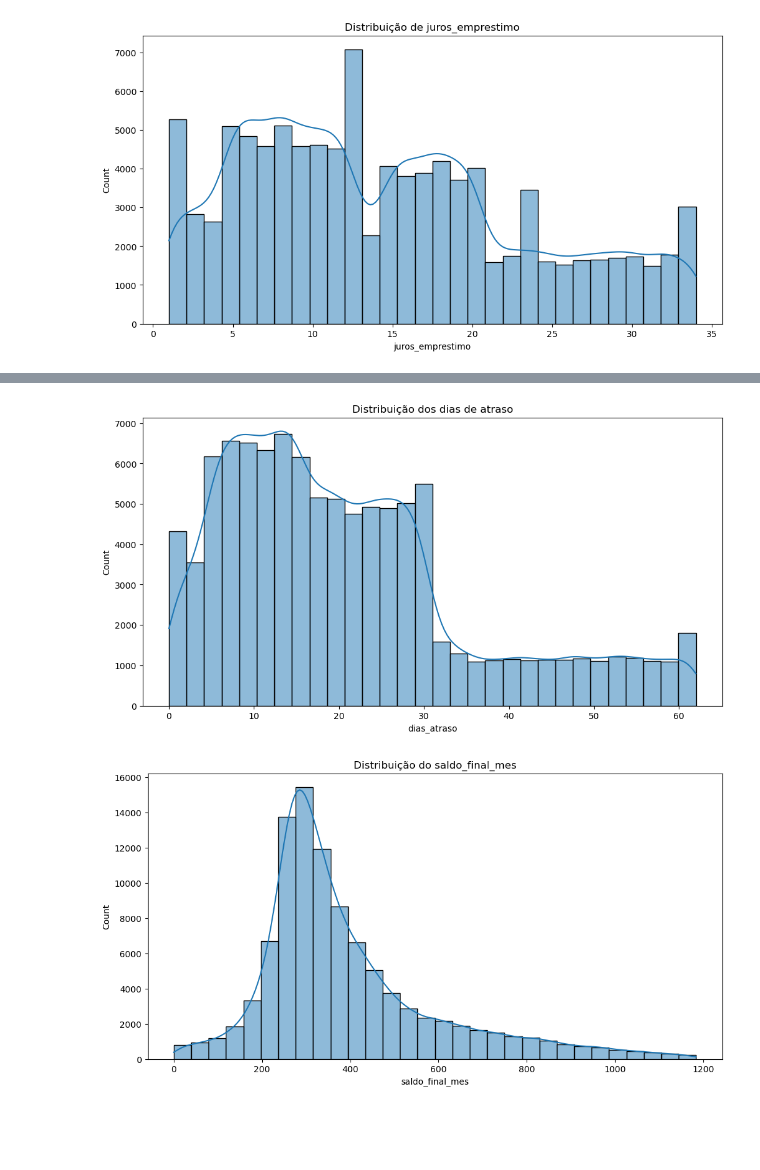
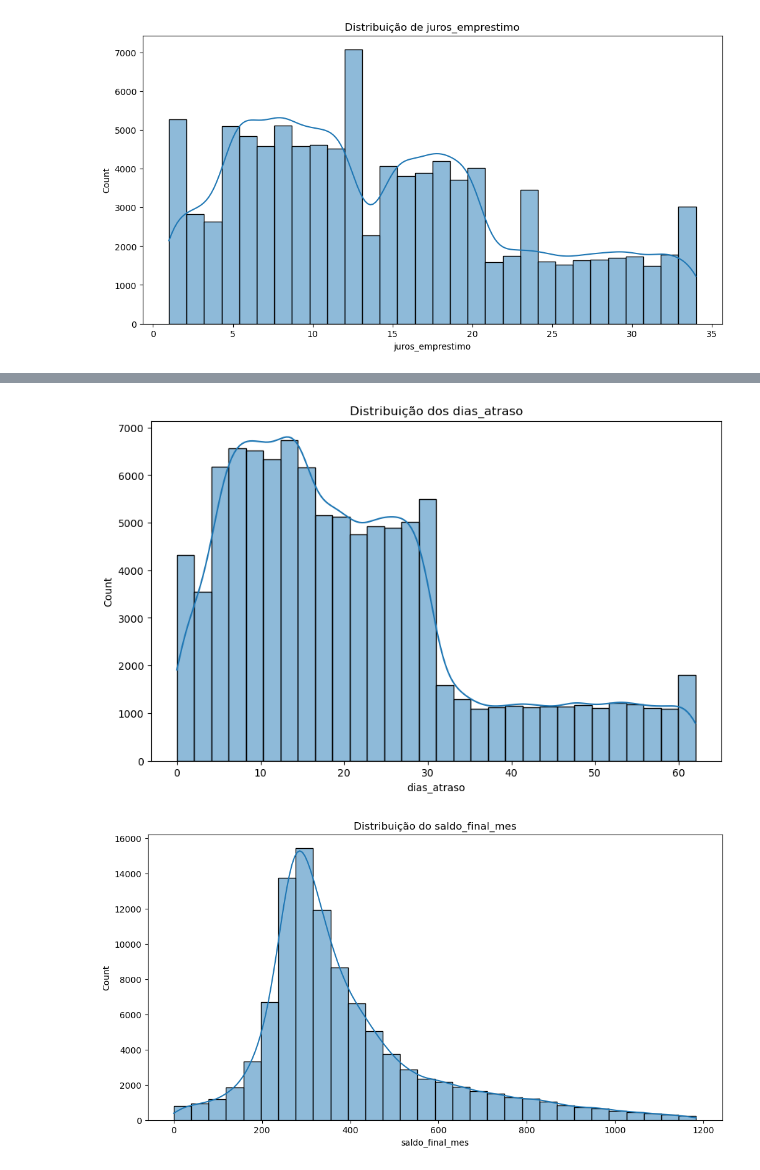
Before and after one commit to Haell39/Analise-Credito, a Jupyter notebook: main.ipynb, the cells around one changed output, grey strips where cells are left out. Saved outputs shown, nothing was run; the diff lists cells and outputs as text; code cells hidden in the pictures; blank space fills up the shorter version.

```diff
--- a/main.ipynb
+++ b/main.ipynb
@@ -176,3 +187,10 @@ Data columns (total 25 columns):
 dtypes: float64(14), int32(3), int64(7), object(1)
 memory usage: 17.9+ MB
 None
+# %%
+from sklearn.preprocessing import LabelEncoder
+le = LabelEncoder()
+table['profissao'] = le.fit_transform(table['profissao'])
+table['score_credito'] = le.fit_transform(table['score_credito'])
+table['mix_credito'] = le.fit_transform(table['mix_credito'])
+table['comportamento_pagamento'] = le.fit_transform(table['comportamento_pagamento'])
@@ -320,10 +427,10 @@ plt.show()
 # %%
-plt.figure(figsize=(12, 6))
-sns.histplot(table['dias_atraso'], bins = 30, kde=True)
-plt.title('Distribuição dos dias de atraso')
+plt.figure(figsize=(10,6))
+sns.histplot(data=table, x='dias_atraso', bins=30, kde=True)
+plt.title('Distribuição dos dias_atraso')
 plt.show()
 # %% [output]
-[figure, old version]
+[figure, new version]
 # %%
 plt.figure(figsize=(12, 6))
 sns.histplot(table['saldo_final_mes'], bins = 30, kde=True)
```
Also changed, not shown: parts of 32 cells of this notebook.
